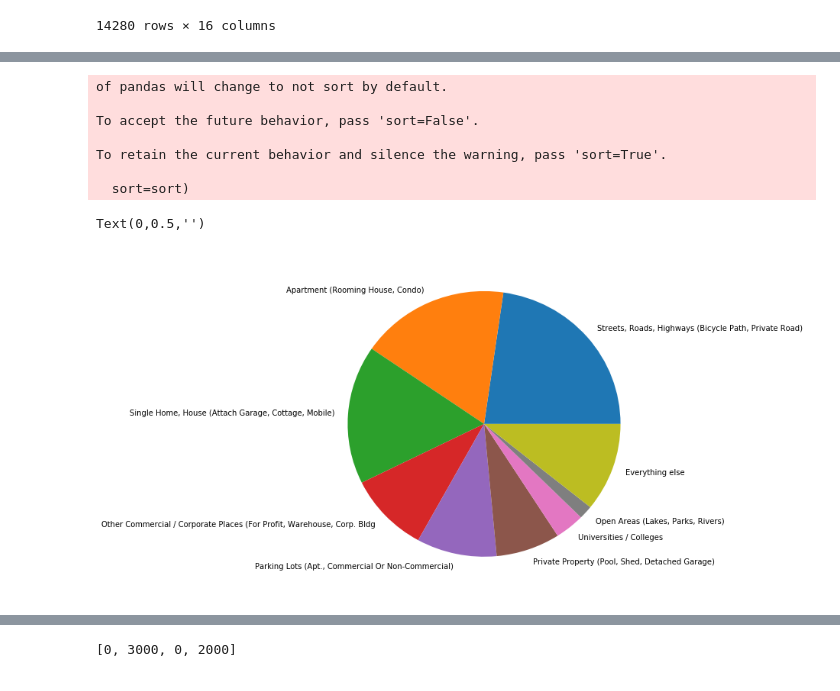
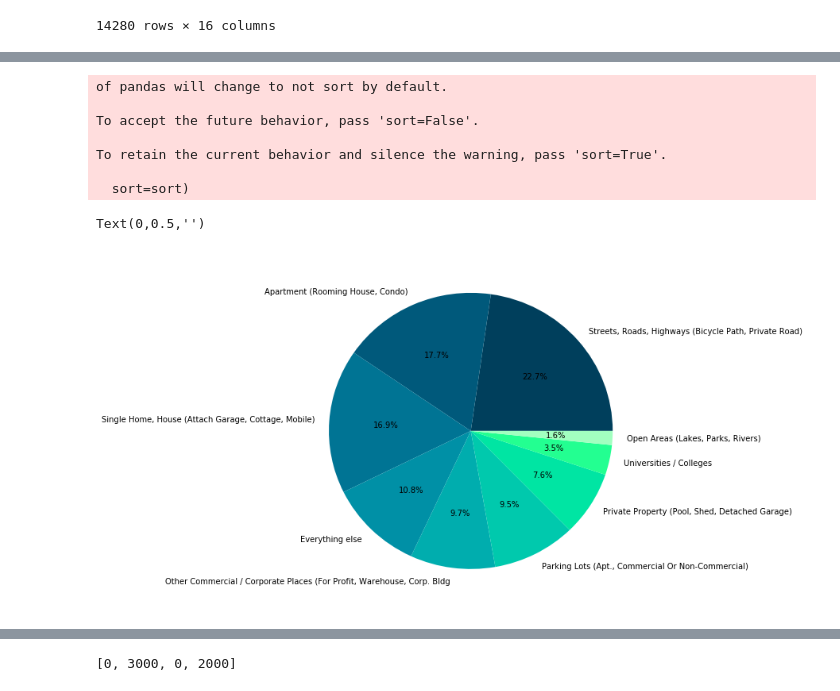
Before and after one commit to simonwongwong/TorontoBicycleCrimes, a Jupyter notebook: Toronto Bicycle Crimes.ipynb, the cells around one changed output, grey strips where cells are left out. Saved outputs shown, nothing was run; the diff lists cells and outputs as text; code cells hidden in the pictures.

```diff
--- a/Toronto Bicycle Crimes.ipynb
+++ b/Toronto Bicycle Crimes.ipynb
@@ -9,3 +9,8 @@ import chartify
 # %% [output]
 Loading BokehJS ...
 [interactive output not drawn]
+# %%
+chartify.color_palettes.create_palette(colors=['#155799', '#159957'],
+                                       palette_type='categorical',
+                                       name='web_theme')
+plt.rcParams['axes.prop_cycle'] = plt.cycler(color=['#003f5c','#00597b','#007494','#0090a6','#00adae','#00c9ad','#00e5a3','#23ff91',"#a2ffc0"])
@@ -168,18 +204,19 @@ print(invneighbourhood[:10]['xaxis'].tolist())
 # %%
 loc_df = crime_df.groupby("Location_Type").count().sort_values("Y", ascending=False)
 total = sum(loc_df['Y'])
 loc_df['percent'] = loc_df.Y*100/total
 pie = loc_df[:8]
 pie = pie.append(pd.DataFrame([['Everything else', 100-sum(pie.percent)]], columns=['Location_Type', 'percent']).set_index('Location_Type'))
-ax = pie.plot(kind="pie", y="percent", figsize=(8,8), legend=False)
+pie = pie.sort_values('percent', ascending=False)
+ax = pie.plot(kind="pie", y="percent", figsize=(8,8), legend=False, autopct='%1.1f%%')
 ax.set_ylabel("")
 # %% [output]
 of pandas will change to not sort by default.
 
 To accept the future behavior, pass 'sort=False'.
 
 To retain the current behavior and silence the warning, pass 'sort=True'.
 
   sort=sort)
 Text(0,0.5,'')
-[figure, old version]
+[figure, new version]
```
Also changed, not shown: parts of 6 cells of this notebook, 12 other files.
